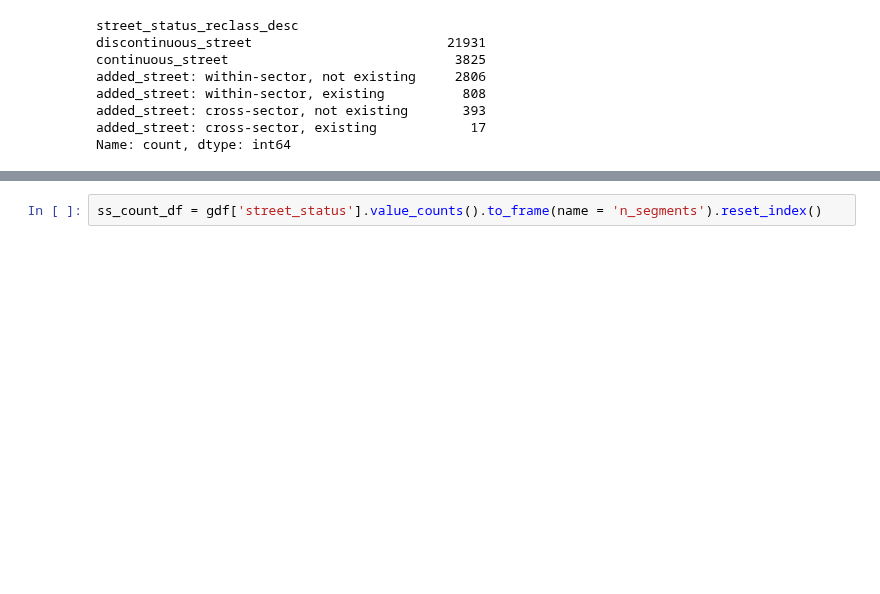
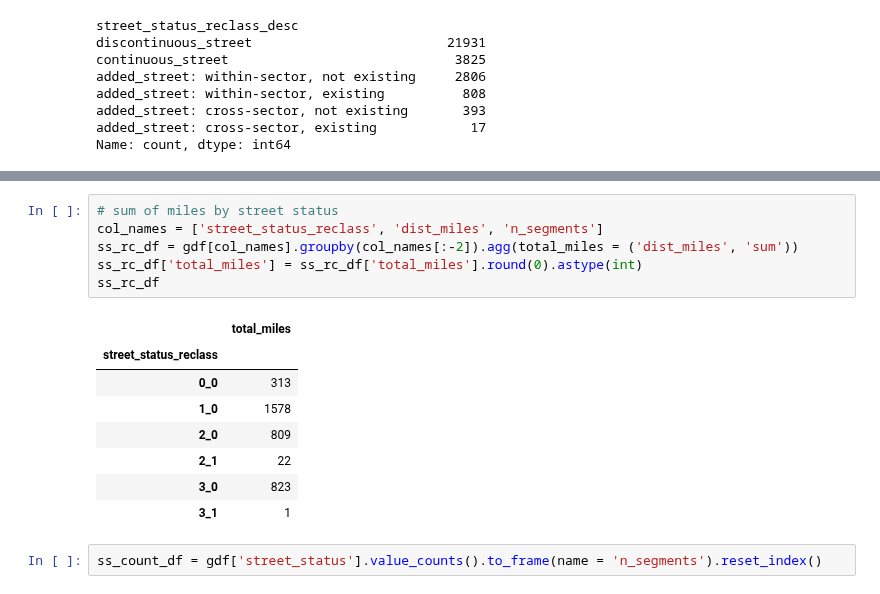
Before and after one commit to mike-babb/seattle_streets, a Jupyter notebook: code/step_13_find_overlapping_segments.ipynb, the cells around one changed output, grey strips where cells are left out. Drawn from its saved outputs; the diff is of its cells as text; blank space fills up the shorter version.

```diff
--- a/code/step_13_find_overlapping_segments.ipynb
+++ b/code/step_13_find_overlapping_segments.ipynb
@@ -285,3 +335,18 @@ Name: count, dtype: int64
+# %%
+# sum of miles by street status
+col_names = ['street_status_reclass', 'dist_miles', 'n_segments']
+ss_rc_df = gdf[col_names].groupby(col_names[:-2]).agg(total_miles = ('dist_miles', 'sum'))
+ss_rc_df['total_miles'] = ss_rc_df['total_miles'].round(0).astype(int)
+ss_rc_df
+# %% [output]
+|  | total_miles |
+| street_status_reclass |  |
+| 0_0 | 313 |
+| 1_0 | 1578 |
+| 2_0 | 809 |
+| 2_1 | 22 |
+| 3_0 | 823 |
+| 3_1 | 1 |
 # %%
 ss_count_df = gdf['street_status'].value_counts().to_frame(name = 'n_segments').reset_index()
 # %% [markdown]
```
Also changed, not shown: parts of 28 cells of this notebook, 29 other files.
